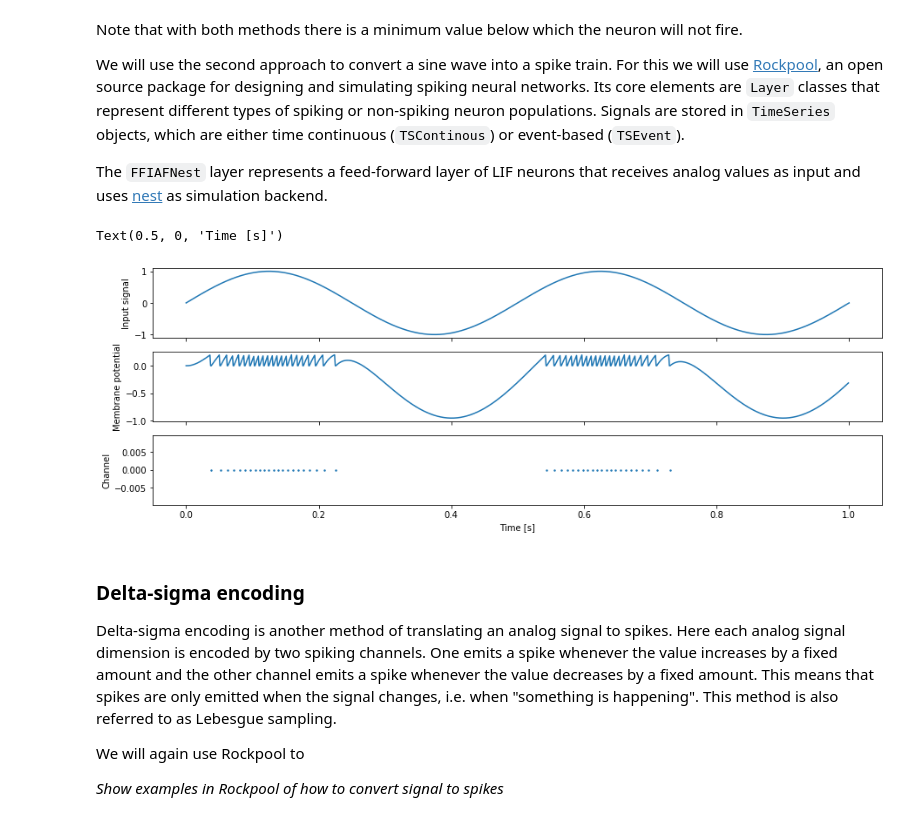
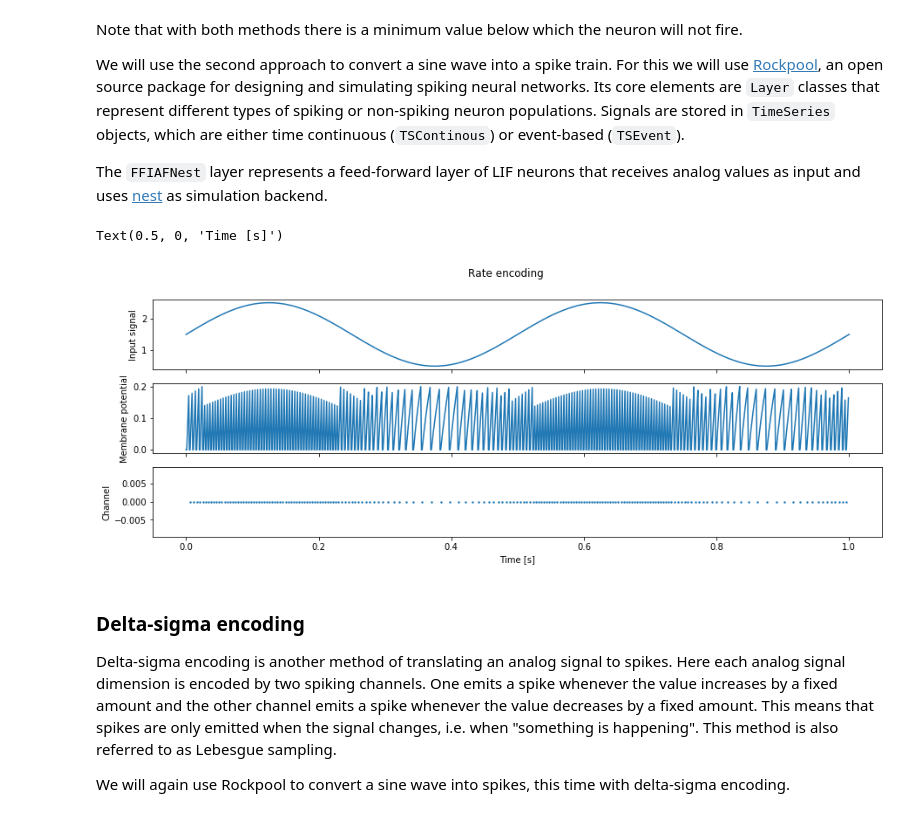
Before and after one commit to synsense/snn-workshop-amld-2020, a Jupyter notebook: Notebooks/IntroToReservoirs/Reservoir computing.ipynb, the cells around one changed output. Drawn from its saved outputs; the diff is of its cells as text; code cells hidden in the pictures.

Commit message:
code snippets for converting sine wave to spikes

```diff
--- a/Notebooks/IntroToReservoirs/Reservoir computing.ipynb
+++ b/Notebooks/IntroToReservoirs/Reservoir computing.ipynb
@@ -88,50 +90,47 @@ from rockpool.layers import FFIAFNest
 # - Input signal
 time = np.linspace(0, 1, 1001)
 freq = 2
-sine_samples = np.sin(time * freq * 2 * np.pi).reshape(-1,1)  # + 1.5
-cosine_samples = np.cos(time * freq * 2 * np.pi).reshape(-1,1)  # + 1.5
+sine_samples = np.sin(time * freq * 2 * np.pi).reshape(-1,1)  + 1.5
 sine_ts = TSContinuous(
     time,
-    # np.hstack((sine_samples, cosine_samples)),
     sine_samples
 )
 
 # - Plot
 fig, axes = plt.subplots(3, sharex=True, figsize=(15,5))
+fig.suptitle("Rate encoding")
 sine_ts.plot(target=axes[0])
 axes[0].set_ylabel("Input signal")
 
 # - "Layer" of one LIF neuron
 weights = np.eye(1)
 lif_layer = FFIAFNest(
     weights=weights,
     bias=0,
     v_reset=0,
     v_rest=0,
     v_thresh=0.2,
     tau_mem=0.025,
     dt=0.001,
     record=True,
+    name="lif_neuron"
 )
 
 # - Evolve layer to obtain spiking output
 spike_train = lif_layer.evolve(sine_ts)
 
 # - Plot
 lif_layer.recorded_states.plot(target=axes[1])
 axes[1].set_ylabel("Membrane potential")
-spike_train.clip(channels=0).plot(target=axes[2], s=2)
-# spike_train.clip(channels=1).plot(target=axes[2], s=2)
+spike_train.plot(target=axes[2], s=2)
 axes[2].set_ylabel("Channel")
 axes[2].set_xlabel("Time [s]")
 # %% [output]
 Text(0.5, 0, 'Time [s]')
-[figure, old version]
+[figure, new version]
 # %% [markdown]
 ### Delta-sigma encoding
 
 Delta-sigma encoding is another method of translating an analog signal to spikes. Here each analog signal dimension is encoded by two spiking channels. One emits a spike whenever the value increases by a fixed amount and the other channel emits a spike whenever the value decreases by a fixed amount. This means that spikes are only emitted when the signal changes, i.e. when "something is happening". This method is also referred to as Lebesgue sampling.
 
-We will again use Rockpool to
-
- _Show examples in Rockpool of how to convert signal to spikes_
+We will again use Rockpool to convert a sine wave into spikes, this time with delta-sigma encoding.
```
Also changed, not shown: parts of 2 cells of this notebook.
